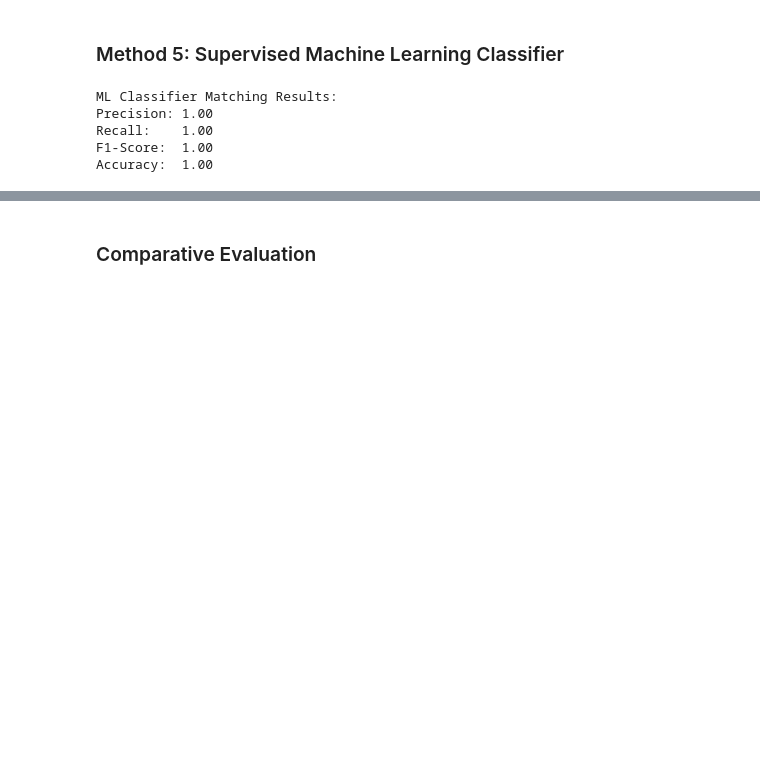
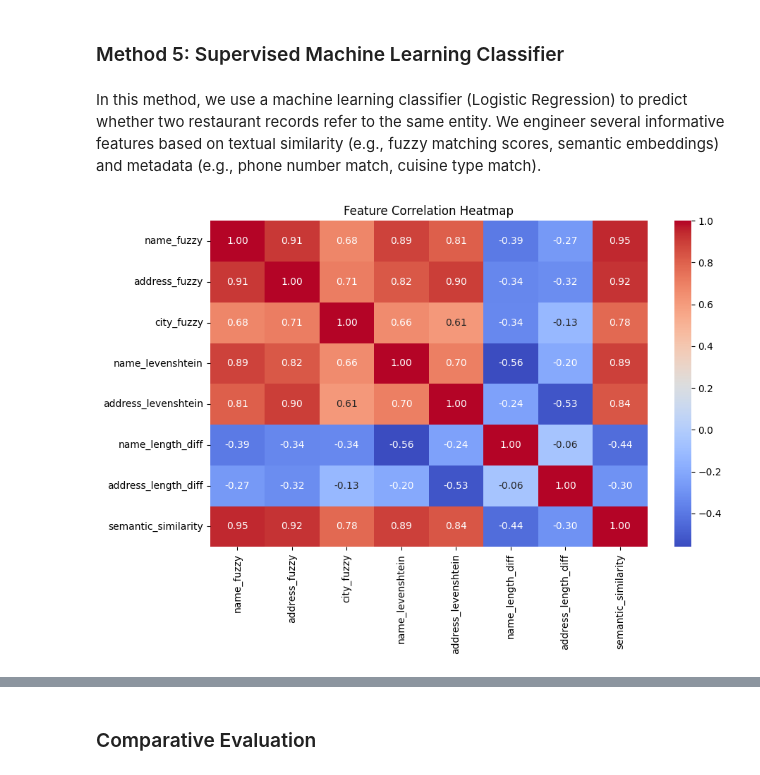
Before and after one commit to piotr-ziolo/EntityMatchingOverview, a Jupyter notebook: Entity Matching Overview.ipynb, the cells around one changed output, grey strips where cells are left out. Cells and saved outputs as stored; diff of their text form; code cells hidden in the pictures; blank space fills up the shorter version.

Commit message:
enahnced ml classifier

```diff
--- a/Entity Matching Overview.ipynb
+++ b/Entity Matching Overview.ipynb
@@ -818,12 +818,12 @@ In terms of cost-efficiency, gpt-4.1-nano was the cheapest ($0.0011), while o4-m
 Overall, gpt-4.1 provides the best balance between accuracy, recall, and reasonable execution speed, while gpt-4.1-mini offers a strong alternative at roughly one-fifth of the cost, though with slightly lower recall. gpt-4.1-nano stands out for cost-saving but sacrifices significant recall, limiting its practical use for high-stakes matching. While o4-mini achieved the second best F1-score, the extra cost and time associated don't justify its usage in this scenario.
 # %% [markdown]
 ### Method 5: Supervised Machine Learning Classifier
+# %% [markdown]
+In this method, we use a machine learning classifier (Logistic Regression) to predict whether two restaurant records refer to the same entity. We engineer several informative features based on textual similarity (e.g., fuzzy matching scores, semantic embeddings) and metadata (e.g., phone number match, cuisine type match).
 # %%
-from sklearn.linear_model import LogisticRegression
-from sklearn.model_selection import train_test_split
-from fuzzywuzzy import fuzz
+# First, prepare balanced training data
 
-# Prepare labeled dataset (balanced)
+# Get positive matches from the gold standard
 matched_pairs = matches.copy()
 matched_pairs['actual_match'] = True
 
@@ -842,58 +842,5 @@ while len(non_matches) < len(matched_pairs):
 
 non_matched_pairs = pd.DataFrame(non_matches)
 
-# Combine matched and unmatched pairs
+# Combine positive and negative samples
 all_pairs = pd.concat([matched_pairs, non_matched_pairs], ignore_index=True)
-
-# Feature engineering function
-def compute_features(row):
-    f = fodors.loc[fodors['id'] == row['fodors_id']].iloc[0]
-    z = zagats.loc[zagats['id'] == row['zagats_id']].iloc[0]
-    return pd.Series({
-        'name_similarity': fuzz.token_set_ratio(f['name'], z['name']),
-        'address_similarity': fuzz.token_set_ratio(f['addr'], z['addr']),
-        'city_similarity': fuzz.token_set_ratio(f['city'], z['city'])
-    })
-
-# Compute similarity features
-features = all_pairs.apply(compute_features, axis=1)
-labels = all_pairs['actual_match']
-
-# Train-test split
-X_train, X_test, y_train, y_test = train_test_split(
-    features, labels, test_size=0.3, random_state=42
-)
-
-# Train logistic regression classifier
-clf = LogisticRegression(random_state=42)
-clf.fit(X_train, y_train)
-
-# Make predictions
-y_pred = clf.predict(X_test)
-
-# Evaluate performance
-precision = precision_score(y_test, y_pred)
-recall = recall_score(y_test, y_pred)
-f1 = f1_score(y_test, y_pred)
-accuracy = accuracy_score(y_test, y_pred)
-
-print(f"\nML Classifier Matching Results:")
-print(f"Precision: {precision:.2f}")
-print(f"Recall:    {recall:.2f}")
-print(f"F1-Score:  {f1:.2f}")
-print(f"Accuracy:  {accuracy:.2f}")
-
-# For consistency, construct the results DataFrame clearly
-results_df = X_test.copy()
-results_df['actual_match'] = y_test.values
-results_df['predicted_match'] = y_pred
-
-# Add fodors_id and zagats_id back to results_df for preview function
-results_df['fodors_id'] = all_pairs.iloc[X_test.index]['fodors_id'].values
-results_df['zagats_id'] = all_pairs.iloc[X_test.index]['zagats_id'].values
-# %% [output]
-ML Classifier Matching Results:
-Precision: 1.00
-Recall:    1.00
-F1-Score:  1.00
-Accuracy:  1.00
@@ -899,0 +893,13 @@ Accuracy:  1.00
+# %%
+# Check feature correlation
+import seaborn as sns
+import matplotlib.pyplot as plt
+
+corr_matrix = features.corr()
+
+plt.figure(figsize=(10, 6))
+sns.heatmap(corr_matrix, annot=True, cmap='coolwarm', fmt=".2f")
+plt.title("Feature Correlation Heatmap")
+plt.show()
+# %% [output]
+[figure, added]
```
Also changed, not shown: parts of 5 cells of this notebook.
